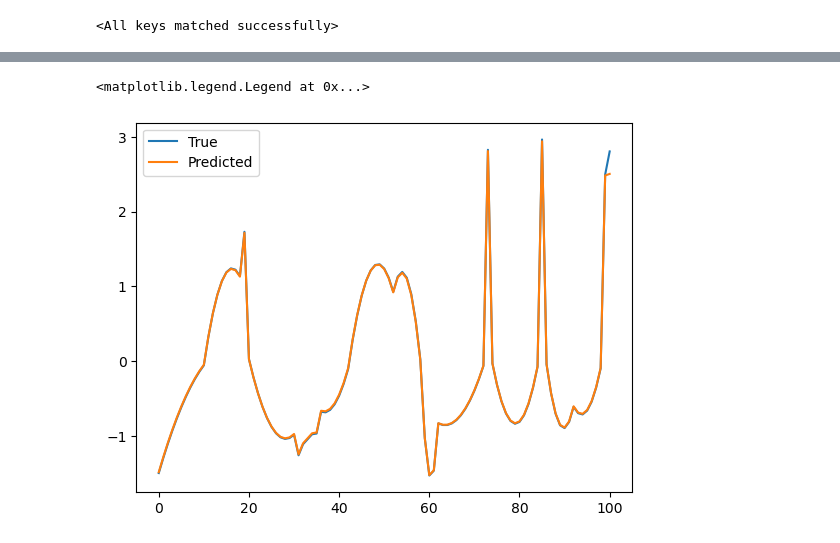
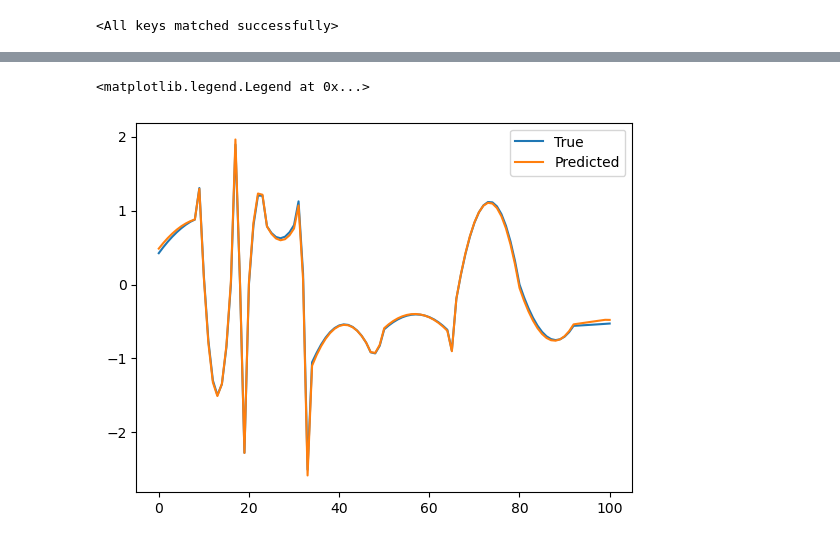
Before and after one commit to m-raj/microstructure-dependent-material-model, a Jupyter notebook: post_processing.ipynb, the cells around one changed output, grey strips where cells are left out. Saved outputs shown, nothing was run; the diff lists cells and outputs as text; code cells hidden in the pictures.

```diff
--- a/post_processing.ipynb
+++ b/post_processing.ipynb
@@ -21,7 +5,7 @@ args = {
+# %%
+params = torch.load('material_model_run_1/args.pkl', weights_only=True)
+args = argparse.Namespace(**params)
 # %%
-args = argparse.Namespace(**args)
-
-
 mm = importlib.import_module(args.material_model)
 from util import LossFunction
 from m_encoder import *
@@ -89,13 +73,14 @@ vmm = mm.ViscoelasticMaterialModelM(
     ae_nu.encoder,
 ).to(device)
 
-vmm.load_state_dict(torch.load(f"material_model_run_{args.run_id}/vmm_m.pth", weights_only=True, map_location=torch.device('cpu')))
+vmm.load_state_dict(torch.load(f"material_model_run_{args.run_id}/vmm.pth", weights_only=True, map_location=torch.device('cpu')))
 
 spred, xi = mm.prediction_step_M(vmm, e, e_dot, E, nu)
 # %%
-plt.plot(s[0, :, 0].cpu().detach().numpy(), label="True")
-plt.plot(spred[0, :, 0].cpu().detach().numpy(), label="Predicted")
+id = 4
+plt.plot(s[id, :, 0].cpu().detach().numpy(), label="True")
+plt.plot(spred[id, :, 0].cpu().detach().numpy(), label="Predicted")
 plt.legend()
 # %% [output]
 <matplotlib.legend.Legend at 0x...>
-[figure, old version]
+[figure, new version]
```
Also changed, not shown: parts of 3 cells of this notebook, 3 other files.
